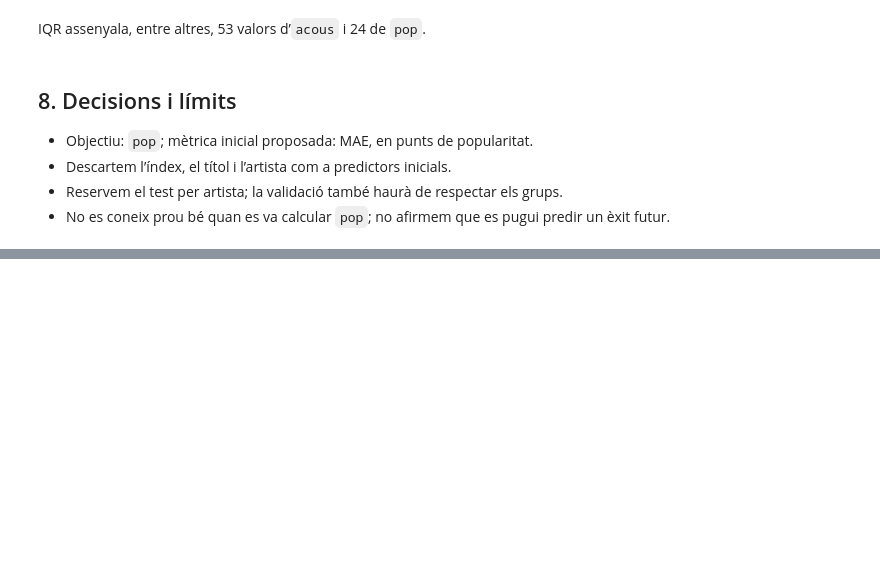
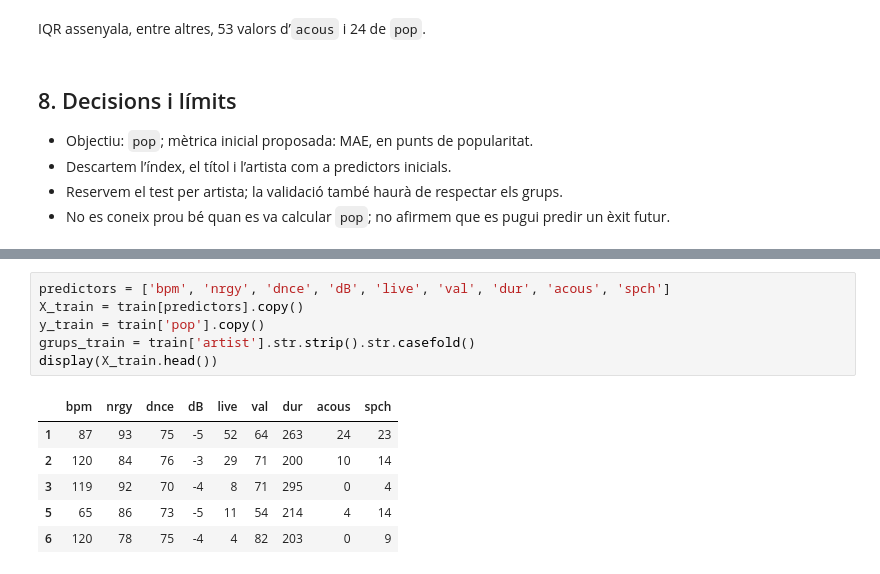
Before and after one commit to arnaujane/top-spotify-songs-ml, a Jupyter notebook: notebooks/projecte.ipynb, the cells around one changed output, grey strips where cells are left out. Saved outputs shown, nothing was run; the diff lists cells and outputs as text; blank space fills up the shorter version.

```diff
--- a/notebooks/projecte.ipynb
+++ b/notebooks/projecte.ipynb
@@ -170,0 +175,13 @@ IQR assenyala, entre altres, 53 valors d’`acous` i 24 de `pop`.
+# %%
+predictors = ['bpm', 'nrgy', 'dnce', 'dB', 'live', 'val', 'dur', 'acous', 'spch']
+X_train = train[predictors].copy()
+y_train = train['pop'].copy()
+grups_train = train['artist'].str.strip().str.casefold()
+display(X_train.head())
+# %% [output]
+|  | bpm | nrgy | dnce | dB | live | val | dur | acous | spch |
+| 1 | 87 | 93 | 75 | -5 | 52 | 64 | 263 | 24 | 23 |
+| 2 | 120 | 84 | 76 | -3 | 29 | 71 | 200 | 10 | 14 |
+| 3 | 119 | 92 | 70 | -4 | 8 | 71 | 295 | 0 | 4 |
+| 5 | 65 | 86 | 73 | -5 | 11 | 54 | 214 | 4 | 14 |
+| 6 | 120 | 78 | 75 | -4 | 4 | 82 | 203 | 0 | 9 |
```
Also changed, not shown: parts of 4 cells of this notebook, 2 other files.
